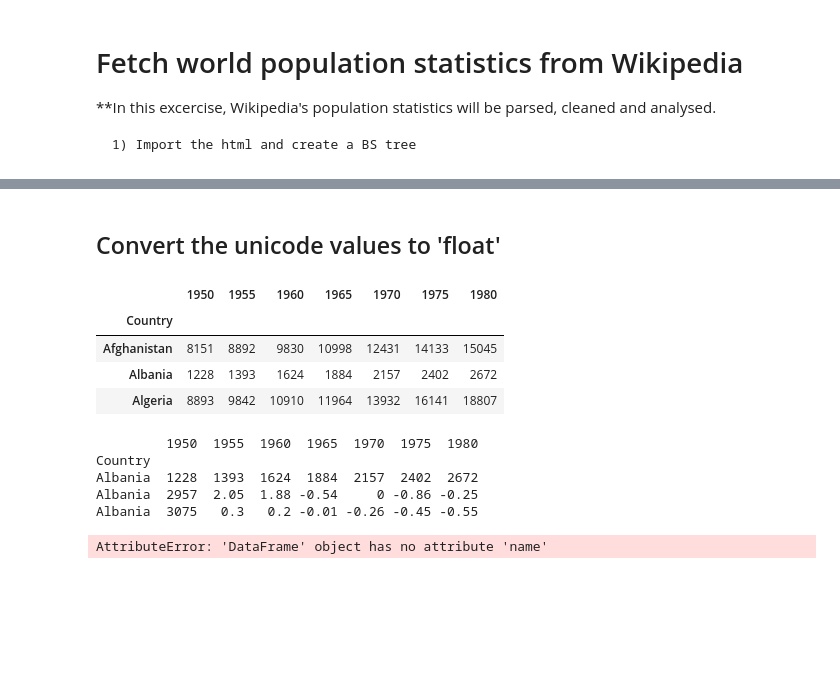
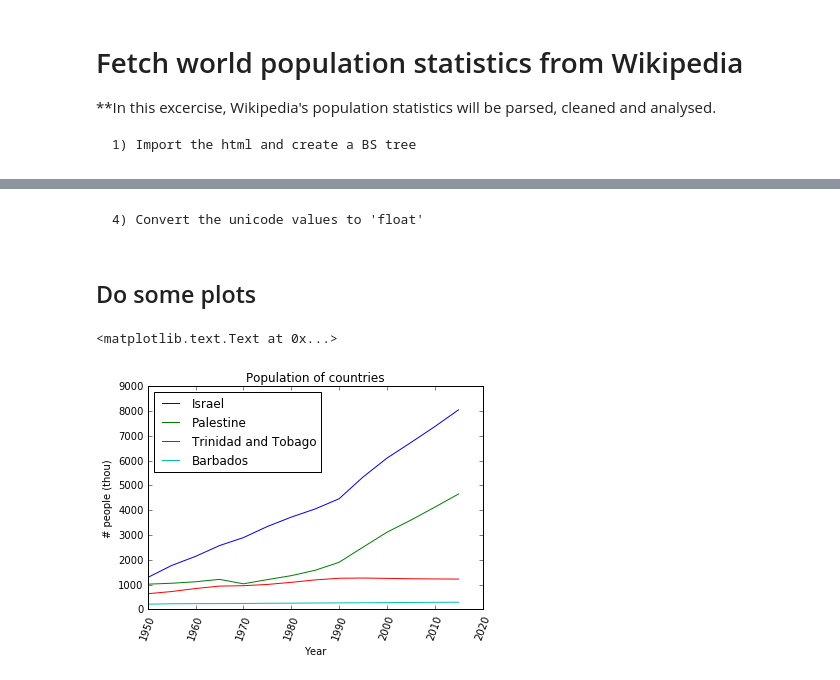
Before and after one commit to akiva111/Project1, a Jupyter notebook: WikiWorldStats.ipynb, the cells around one changed output, grey strips where cells are left out. Cells and saved outputs as stored; diff of their text form; code cells hidden in the pictures; blank space fills up the shorter version.

```diff
--- a/WikiWorldStats.ipynb
+++ b/WikiWorldStats.ipynb
@@ -53,0 +51,17 @@ mydata.head(3)
+# %%
+# Scrape the second table
+#-------------------------
+table_two = []
+for td in soup.find_all('table')[1]:
+    try:
+        table_two.append(td.stripped_strings)
+    except:
+        pass
+table_two = DataFrame(table_two)
+# Cleanup
+table_two.drop([0,3,5,7,9,11,13,15], axis=1, inplace=True) # deletes unwanted columns
+table_two.rename(columns={1:'Country',2:'1985', 4:'1990', 6:'1995', 8:'2000', 10:'2005', 12:'2010', 14:'2015'}, inplace=True)
+table_two = table_two[1:229]
+table_two = table_two.set_index('Country')
+# The first row has garbage (years) which must be replaced with nothing in the cells.
+#table_two.head(4)
@@ -54,5 +70,8 @@ mydata.head(3)
+# %%
+len(table_one)==len(table_two)
+mydata = pd.concat([table_one, table_two], axis=1)
 # %% [markdown]
-## Convert the unicode values to 'float'
+    4) Convert the unicode values to 'float'
 # %%
 def convert_to_float(x):
     try:
@@ -64,37 +83,23 @@ def convert_to_float(x):
 
 # Apply the above function to every cell via applymap
 mydata = mydata.applymap(convert_to_float)
-mydata.head(3)
+#mydata.head(3)
-# %% [output]
-|  | 1950 | 1955 | 1960 | 1965 | 1970 | 1975 | 1980 |
-| Country |  |  |  |  |  |  |  |
-| Afghanistan | 8151 | 8892 | 9830 | 10998 | 12431 | 14133 | 15045 |
-| Albania | 1228 | 1393 | 1624 | 1884 | 2157 | 2402 | 2672 |
-| Algeria | 8893 | 9842 | 10910 | 11964 | 13932 | 16141 | 18807 |
-# %%
-row = mydata.ix['Albania']
-print row
-plt.plot(row.index, row, label=row.name)
-# %% [output]
-         1950  1955  1960  1965  1970  1975  1980
-Country
-Albania  1228  1393  1624  1884  2157  2402  2672
-Albania  2957  2.05  1.88 -0.54     0 -0.86 -0.25
-Albania  3075   0.3   0.2 -0.01 -0.26 -0.45 -0.55
-AttributeError: 'DataFrame' object has no attribute 'name'
+# %% [markdown]
+## Do some plots
 # %%
-plotCountries = ['Austria', 'Germany', 'United States', 'France']
+plotCountries = ['Israel', 'Palestine', 'Trinidad and Tobago', 'Barbados']
 
 for country in plotCountries:
     row = mydata.ix[country]
-    row.plot()
-#     plt.plot(row)
+    plt.plot(row.index, row, label=row.name )
 
 plt.ylim(ymin=0) # start y axis at 0
 
 plt.xticks(rotation=70)
 plt.legend(loc='best')
 plt.xlabel("Year")
-plt.ylabel("# people (million)")
+plt.ylabel("# people (thou)")
 plt.title("Population of countries")
-plt.show()
+# %% [output]
+<matplotlib.text.Text at 0x...>
+[figure, added]
```
Also changed, not shown: parts of 10 cells of this notebook.
